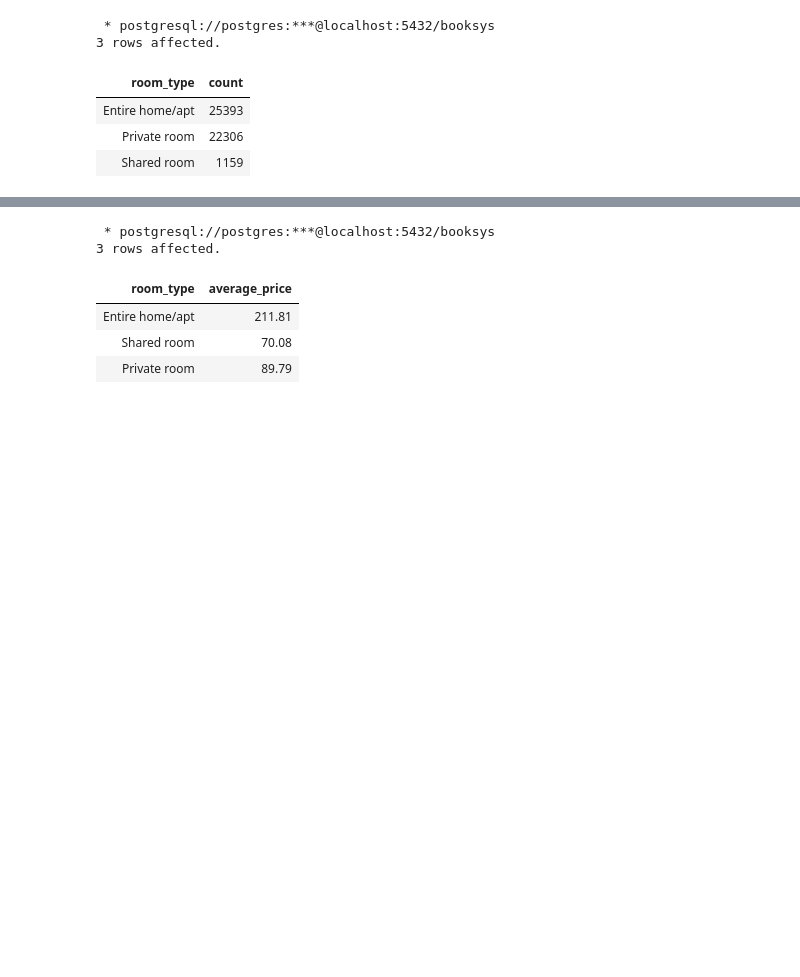
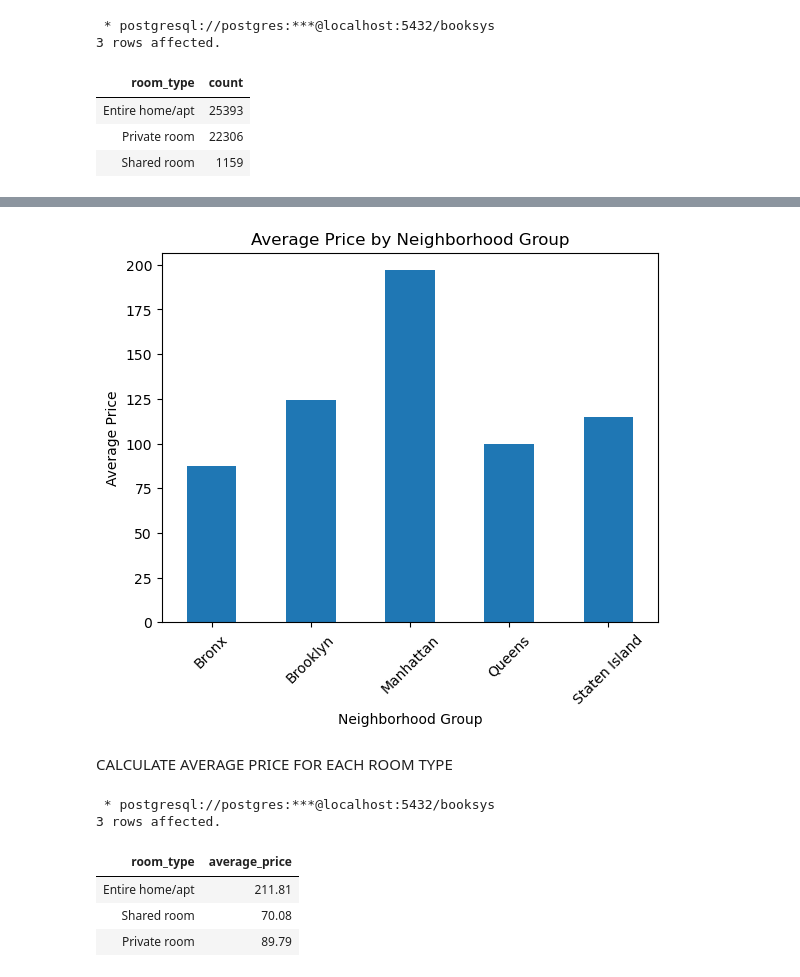
Before and after one commit to The-DigitalAcademy/Machine_Learning_Airbnb, a Jupyter notebook: AIRBNB(SQL).ipynb, the cells around one changed output, grey strips where cells are left out. Drawn from its saved outputs; the diff is of its cells as text; code cells hidden in the pictures; blank space fills up the shorter version.

```diff
--- a/AIRBNB(SQL).ipynb
+++ b/AIRBNB(SQL).ipynb
@@ -84,3 +136,29 @@ GROUP BY "neighbourhood_group";
+# %%
+query = '''
+SELECT "neighbourhood_group", AVG(price)::numeric(10, 2) AS average_price
+FROM "AirBNB_modified"
+GROUP BY "neighbourhood_group"
+ORDER BY "neighbourhood_group" ASC;
+'''
+
+df = pd.read_sql(query, conn)
+
+# Sort the dataframe by neighborhood group in ascending order
+df.sort_values('neighbourhood_group', inplace=True)
+
+# Close the database connection
+conn.close()
+
+# Visualize the result
+df.plot.bar(x='neighbourhood_group', y='average_price', rot=45, legend=False)
+plt.xlabel('Neighborhood Group')
+plt.ylabel('Average Price')
+plt.title('Average Price by Neighborhood Group')
+plt.show()
+# %% [output]
+[figure, added]
+# %% [markdown]
+CALCULATE AVERAGE PRICE FOR EACH ROOM TYPE
 # %%
 %%sql
 
```
Also changed, not shown: parts of 35 cells of this notebook.
